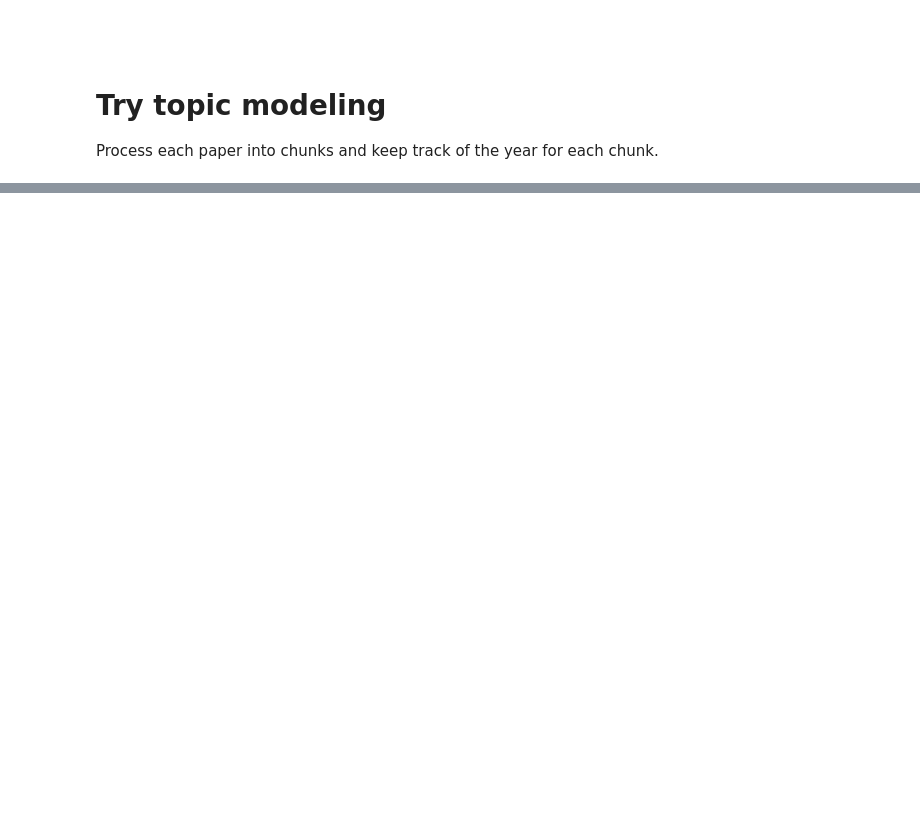
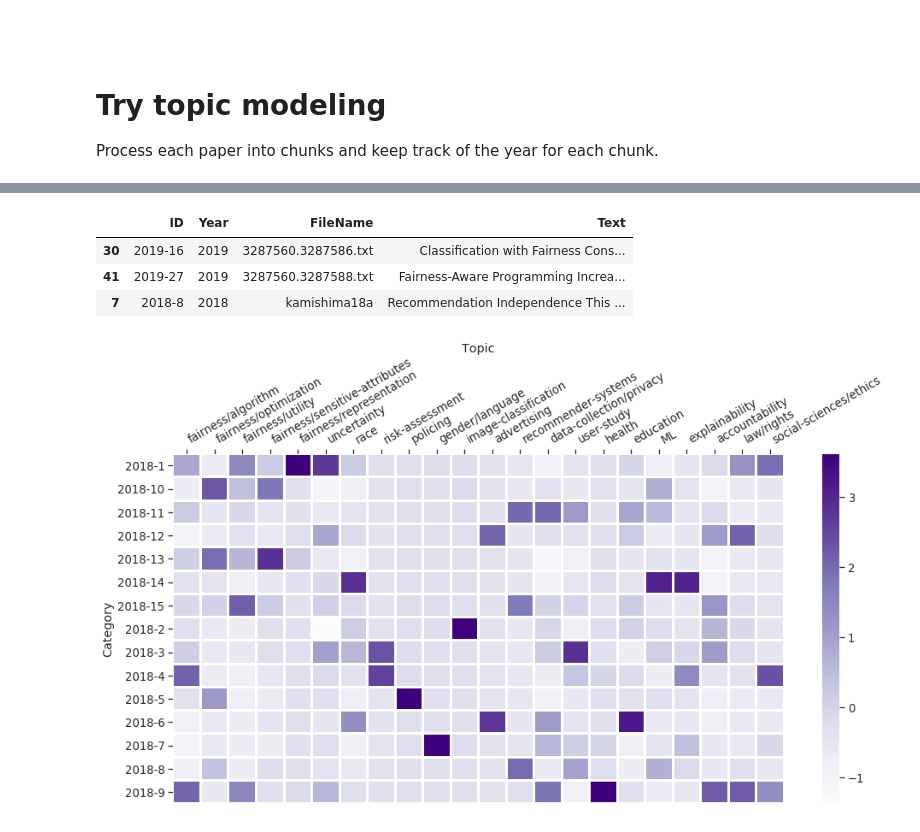
Before and after one commit to JainSameer06/FAccT-MF, a Jupyter notebook: src/lda-mallet/explore_topics.ipynb, the cells around one changed output, grey strips where cells are left out. Drawn from its saved outputs; the diff is of its cells as text; code cells hidden in the pictures; blank space fills up the shorter version.

```diff
--- a/src/lda-mallet/explore_topics.ipynb
+++ b/src/lda-mallet/explore_topics.ipynb
@@ -1355,0 +1469,8 @@ for _topic in range(0, num_topics):
+# %%
+# create label to year dict
+df_all_papers.sample(3)
+# %% [output]
+|  | ID | Year | FileName | Text |
+| 30 | 2019-16 | 2019 | 3287560.3287586.txt | Classification with Fairness Cons... |
+| 41 | 2019-27 | 2019 | 3287560.3287588.txt | Fairness-Aware Programming Increa... |
+| 7 | 2018-8 | 2018 | kamishima18a | Recommendation Independence This ... |
@@ -1355,0 +1524,9 @@ for _topic in range(0, num_topics):
+# %%
+plot_papers_by_topics_heatmap(training_paper_ids,
+                              "2018",
+                              topic_distributions,
+                              topic_keys_edited,
+                              output_directory_path + '/papers_by_topics_2018.pdf',
+                              dim=(14,8))
+# %% [output]
+[figure, added]
```
Also changed, not shown: parts of 15 cells of this notebook, 31 other files.
